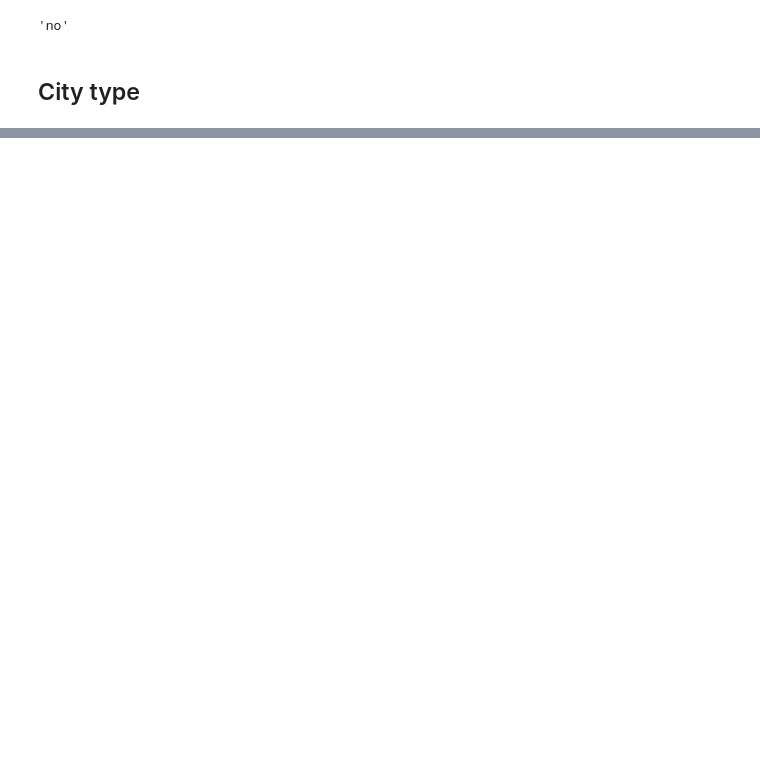
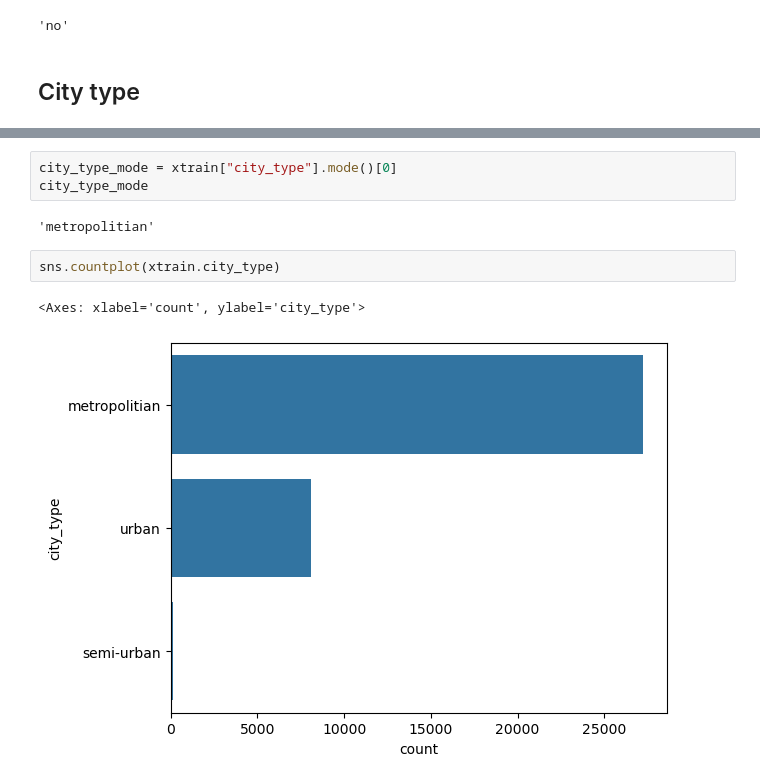
Before and after one commit to rabin20-04/delivery_time_prediction, a Jupyter notebook: notebooks/BaseLine_model.ipynb, the cells around one changed output, grey strips where cells are left out. Cells and saved outputs as stored; diff of their text form; blank space fills up the shorter version.

```diff
--- a/notebooks/BaseLine_model.ipynb
+++ b/notebooks/BaseLine_model.ipynb
@@ -658,0 +668,10 @@ festival_mode
+# %%
+city_type_mode = xtrain["city_type"].mode()[0]
+city_type_mode
+# %% [output]
+'metropolitian'
+# %%
+sns.countplot(xtrain.city_type)
+# %% [output]
+<Axes: xlabel='count', ylabel='city_type'>
+[figure, added]
```
Also changed, not shown: parts of 26 cells of this notebook.
